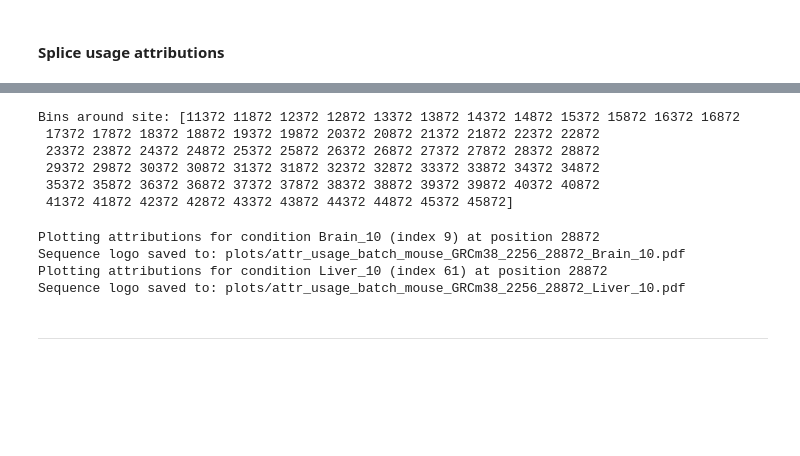
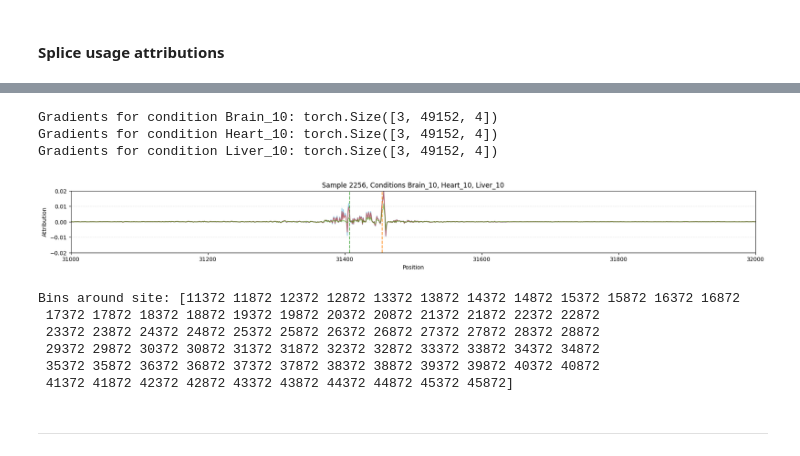
Before and after one commit to anamariaelek/alphagenome, a Jupyter notebook: notebooks/splicing_attributions.ipynb, the cells around one changed output, grey strips where cells are left out. Cells and saved outputs as stored; diff of their text form; code cells hidden in the pictures; blank space fills up the shorter version.

```diff
--- a/notebooks/splicing_attributions.ipynb
+++ b/notebooks/splicing_attributions.ipynb
@@ -508,3 +577,63 @@ Gradients for condition Liver_10: torch.Size([3, 49152, 4])
+# %%
+# Instead of plotting them separately, we can also plot them overlayed in the same plot for direct comparison
+plt.figure(figsize=(22, 2))
+
+conds_overlay = ['Brain_10', 'Heart_10', 'Liver_10']
+
+for cond_ in conds_overlay:
+    grads_ = grads_usage[cond_]
+    print(f"Gradients for condition {cond_}: {grads_.shape}")
+
+    # Get gradients for the sequence in the batch
+    grads_b = grads_[b]
+
+    # Multiply gradients by input to get importance scores
+    grads_b_importance = grads_b * onehot_tensor[b]
+    grads_b_max = grads_b_importance.sum(dim=1)
+
+    # Extract tissue name from condition label (e.g. "Brain_10" -> "Brain")
+    tissue_name = cond_.split('_')[0]
+    color = tissue_colors.get(tissue_name, 'gray')
+
+    # Plot importance
+    plt.plot(grads_b_max.detach().cpu().numpy(), label=cond_, color=color, alpha=0.5)
+
+    # Add vertical lines at splice site positions
+    for k in range(4):
+        site_positions = (splice_labels[b] == k).nonzero(as_tuple=True)[0]
+        for pos in site_positions:
+            plt.axvline(
+                x=pos.item(),
+                color=class_colors[k],
+                linestyle='--',
+                alpha=0.4
+            )
+
+    # Add selected site
+    plt.axvline(
+        x=p,
+        color='black',
+        linestyle='--',
+        alpha=0.6,
+        label='Selected site'
+    )
+
+    plt.grid(True, alpha=0.3, axis='y', linestyle='--')
+
+    # Zoom in to a selected sequence range
+    plt.xlim(31000, 32000)
+
+    # Zoom in to a selected attribution range
+    plt.ylim(-0.02, 0.02)
+
+    plt.ylabel("Attribution")
+    plt.xlabel("Position")
+    plt.title(f"Sample {rand_indx[b]}, Conditions {', '.join(conds_overlay)}")
+# %% [output]
+Gradients for condition Brain_10: torch.Size([3, 49152, 4])
+Gradients for condition Heart_10: torch.Size([3, 49152, 4])
+Gradients for condition Liver_10: torch.Size([3, 49152, 4])
+[figure, added]
 # %%
 # Make windows around the site for attribution plotting
 w = 500
@@ -541,15 +670,10 @@ for c in selected_cond_indices:
         window=w//2, # bp around each site
         mask_to_sequence=True,
         sharey=True,
-        ylim=(-0.01, 0.01),
+        ylim=(-0.01, 0.02),
         save_path=f"plots/attr_usage_batch_{genome_id}_{rand_indx[b]}_{p}_{cond_labels[c]}.pdf",
         figsize=(24, 2)
     )
-# %% [output]
-Plotting attributions for condition Brain_10 (index 9) at position 28872
-Sequence logo saved to: plots/attr_usage_batch_mouse_GRCm38_2256_28872_Brain_10.pdf
-Plotting attributions for condition Liver_10 (index 61) at position 28872
-Sequence logo saved to: plots/attr_usage_batch_mouse_GRCm38_2256_28872_Liver_10.pdf
 # %% [markdown]
 ***
 # %%
```
Also changed, not shown: parts of 10 cells of this notebook, 3 other files.
